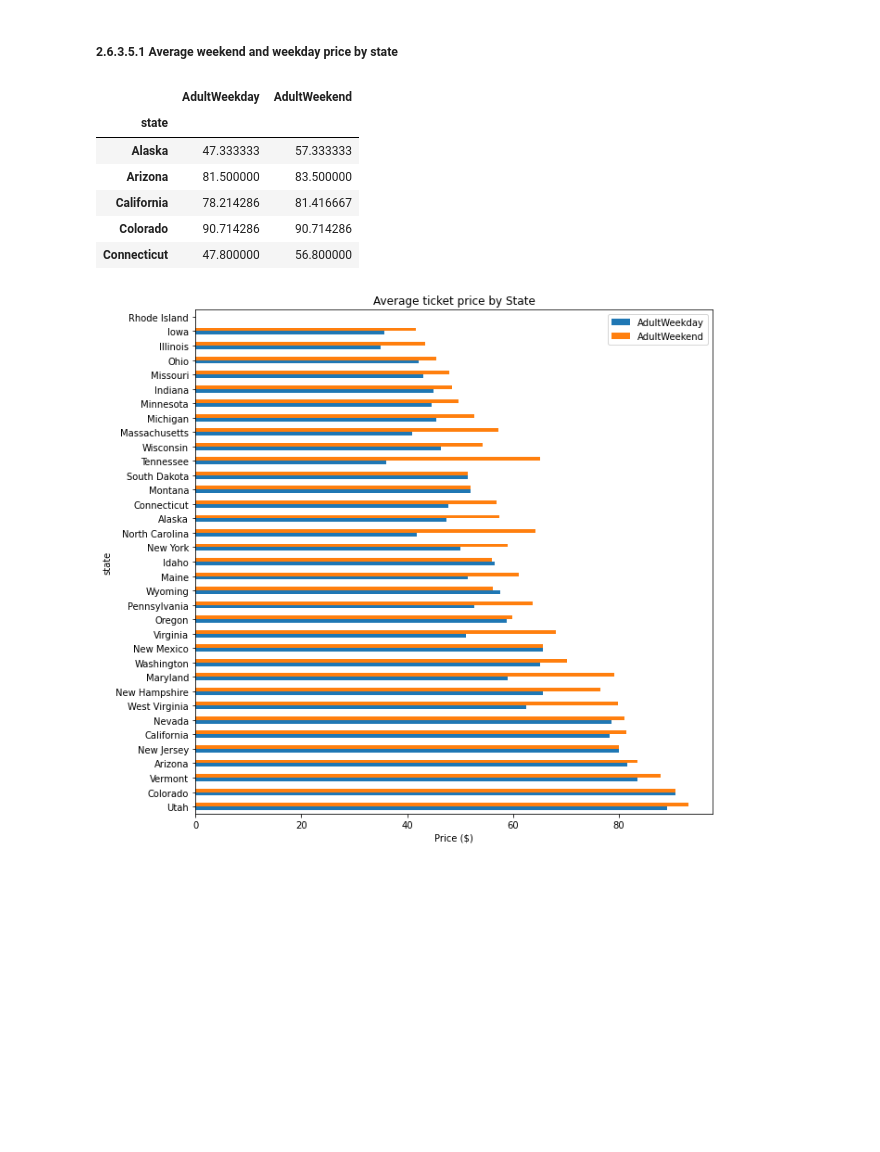
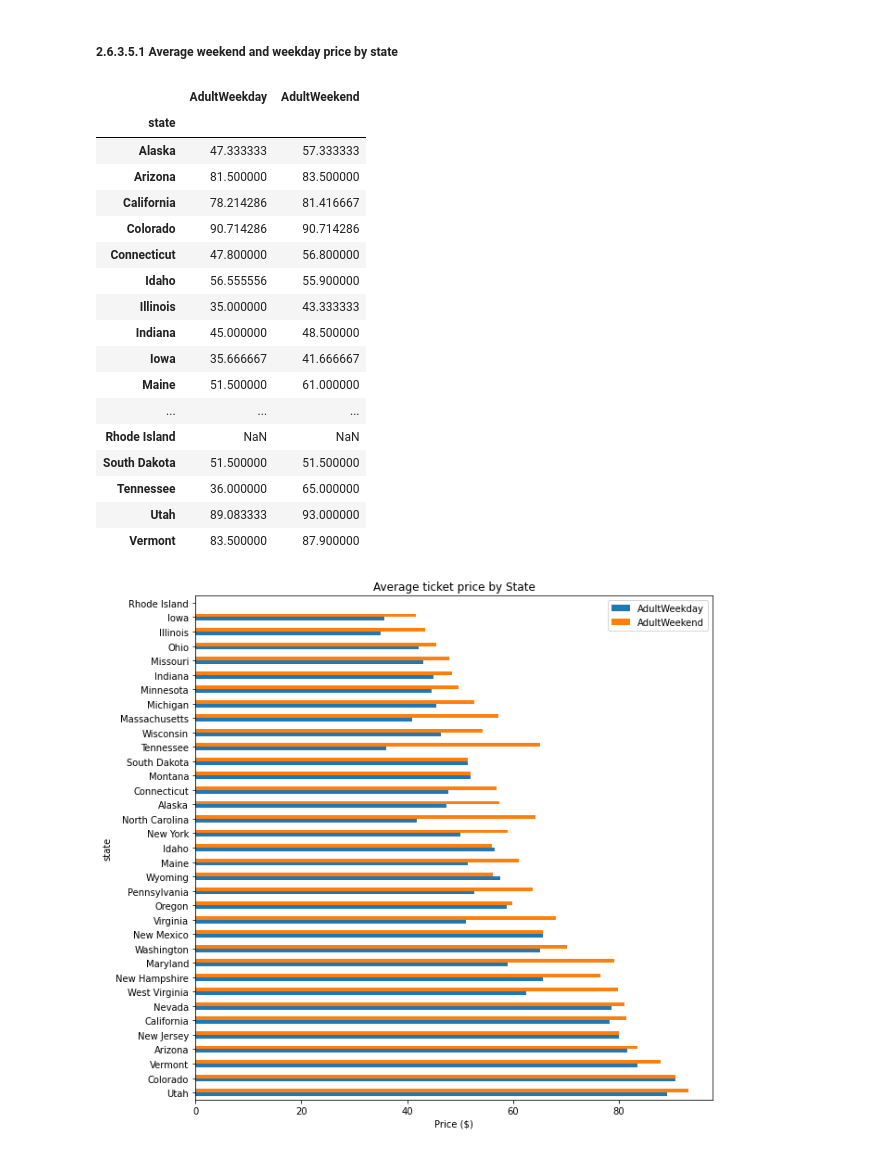
Before and after one commit to yuliyaselevich/DataScienceGuidedCapstone, a Jupyter notebook: Notebooks/02_data_wrangling.ipynb, the cells around one changed output. Saved outputs shown, nothing was run; the diff lists cells and outputs as text; code cells hidden in the pictures; blank space fills up the shorter version.

```diff
--- a/Notebooks/02_data_wrangling.ipynb
+++ b/Notebooks/02_data_wrangling.ipynb
@@ -374,17 +374,28 @@ Our primary focus is our Big Mountain resort, in Montana. Does the state give yo
 # %%
 #Code task 14#
 # Calculate average weekday and weekend price by state and sort by the average of the two
 # Hint: use the pattern dataframe.groupby(<grouping variable>)[<list of columns>].mean()
 state_price_means = ski_data.groupby('state')[['AdultWeekday', 'AdultWeekend']].mean()
-state_price_means.head()
+state_price_means.head(30)
 # %% [output]
 |  | AdultWeekday | AdultWeekend |
 | state |  |  |
 | Alaska | 47.333333 | 57.333333 |
 | Arizona | 81.500000 | 83.500000 |
 | California | 78.214286 | 81.416667 |
 | Colorado | 90.714286 | 90.714286 |
 | Connecticut | 47.800000 | 56.800000 |
+| Idaho | 56.555556 | 55.900000 |
+| Illinois | 35.000000 | 43.333333 |
+| Indiana | 45.000000 | 48.500000 |
+| Iowa | 35.666667 | 41.666667 |
+| Maine | 51.500000 | 61.000000 |
+| ... | ... | ... |
+| Rhode Island | NaN | NaN |
+| South Dakota | 51.500000 | 51.500000 |
+| Tennessee | 36.000000 | 65.000000 |
+| Utah | 89.083333 | 93.000000 |
+| Vermont | 83.500000 | 87.900000 |
 # %%
 # The next bit simply reorders the index by increasing average of weekday and weekend prices
 # Compare the index order you get from
```
